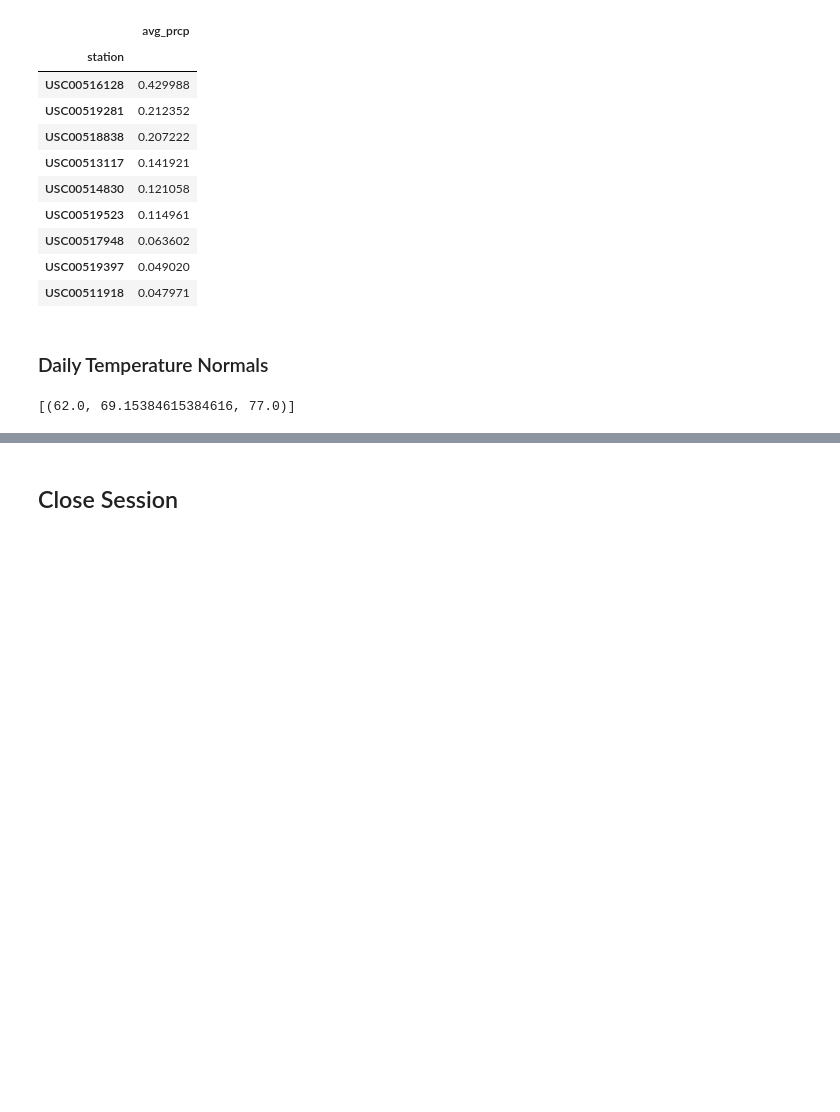
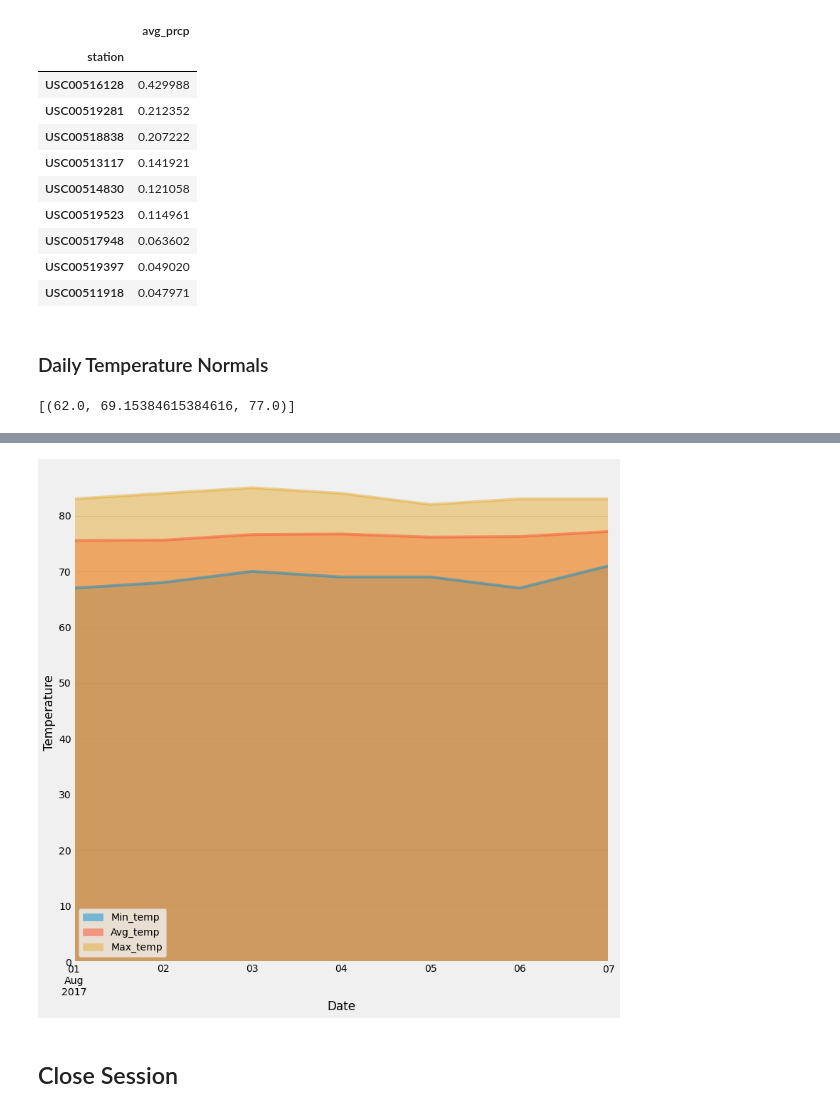
Before and after one commit to pandeysudip/Climate-Data-With-Sqlalchemy, a Jupyter notebook: temp_analysis_2.ipynb, the cells around one changed output, grey strips where cells are left out. Cells and saved outputs as stored; diff of their text form; code cells hidden in the pictures; blank space fills up the shorter version.

```diff
--- a/temp_analysis_2.ipynb
+++ b/temp_analysis_2.ipynb
@@ -206,11 +206,16 @@ start_date = '2017-08-01'
 end_date = '2017-08-07'
 
 # Use the start and end date to create a range of dates
-date_range=list(range(start_date, end_date))
-date_range
+date_range=pd.date_range(start=start_date,end=end_date)
+date_range=date_range.tolist()
 # Strip off the year and save a list of strings in the format %m-%d
-
+dates=[]
+for date in date_range:
+    date=date.strftime('%m-%d')
+    dates.append(date)
 
 # Use the `daily_normals` function to calculate the normals for each date string
 # and append the results to a list called `normals`.
+d_normal=[daily_normals(date) for date in dates]
+d_normal
 # %% [output]
@@ -218,2 +229,5 @@ TypeError: 'str' object cannot be interpreted as an integer
 # %%
 # Load the previous query results into a Pandas DataFrame and add the `trip_dates` range as the `date` index
+df_normal=pd.DataFrame([temp for date in d_normal for temp in date],
+                       columns=['Min_temp', 'Avg_temp', 'Max_temp'], index=date_range)
+df_normal
@@ -220,5 +243,11 @@ TypeError: 'str' object cannot be interpreted as an integer
 # %%
 # Plot the daily normals as an area plot with `stacked=False`
+fig, ax=plt.subplots(figsize=(12,12))
+df_normal.plot.area(stacked=False, ax=ax)
+ax.set(xlabel='Date', ylabel="Temperature")
+plt.show()
+# %% [output]
+[figure, added]
 # %% [markdown]
 ## Close Session
 # %%
```
Also changed, not shown: parts of 2 cells of this notebook.
